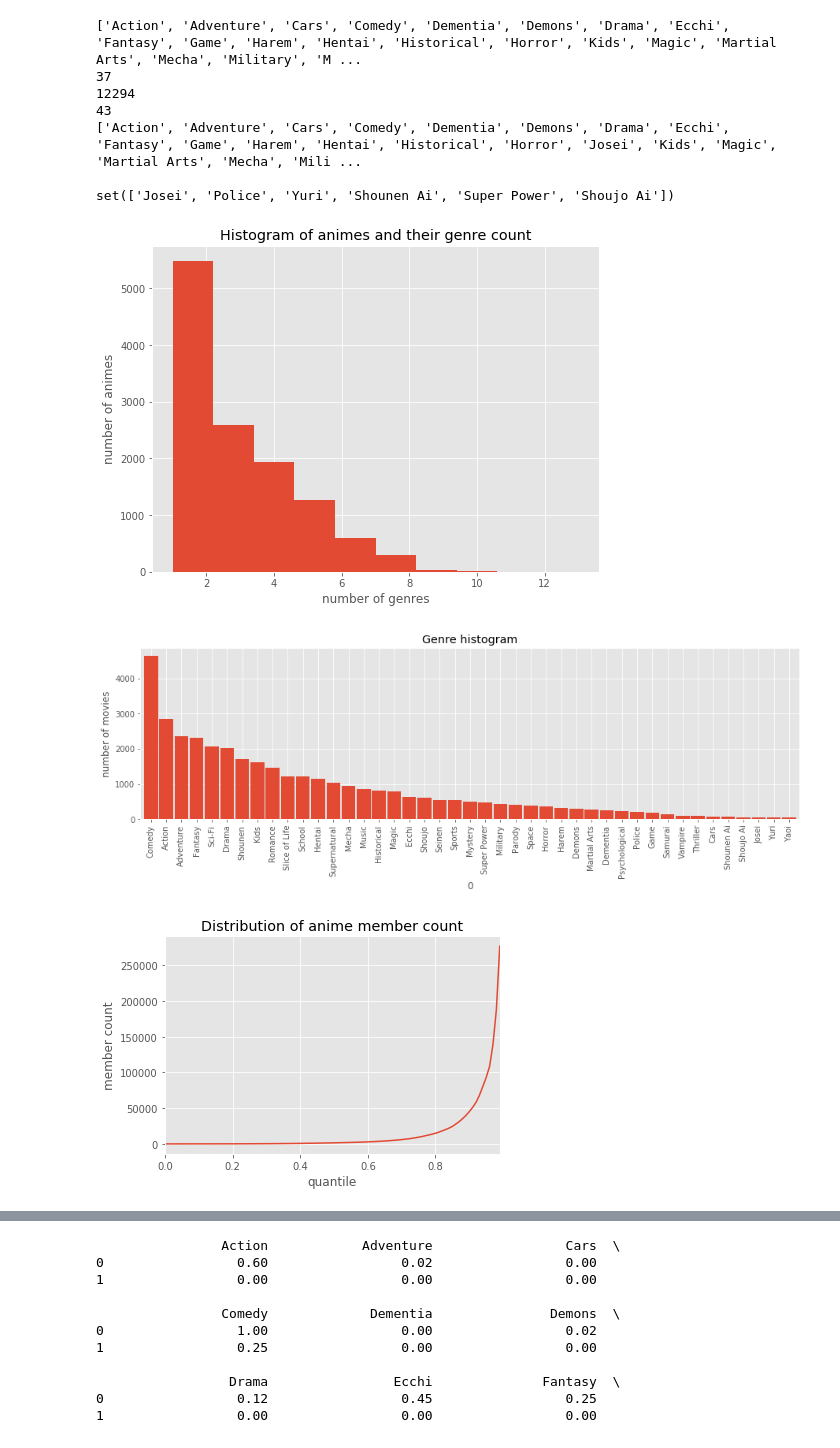
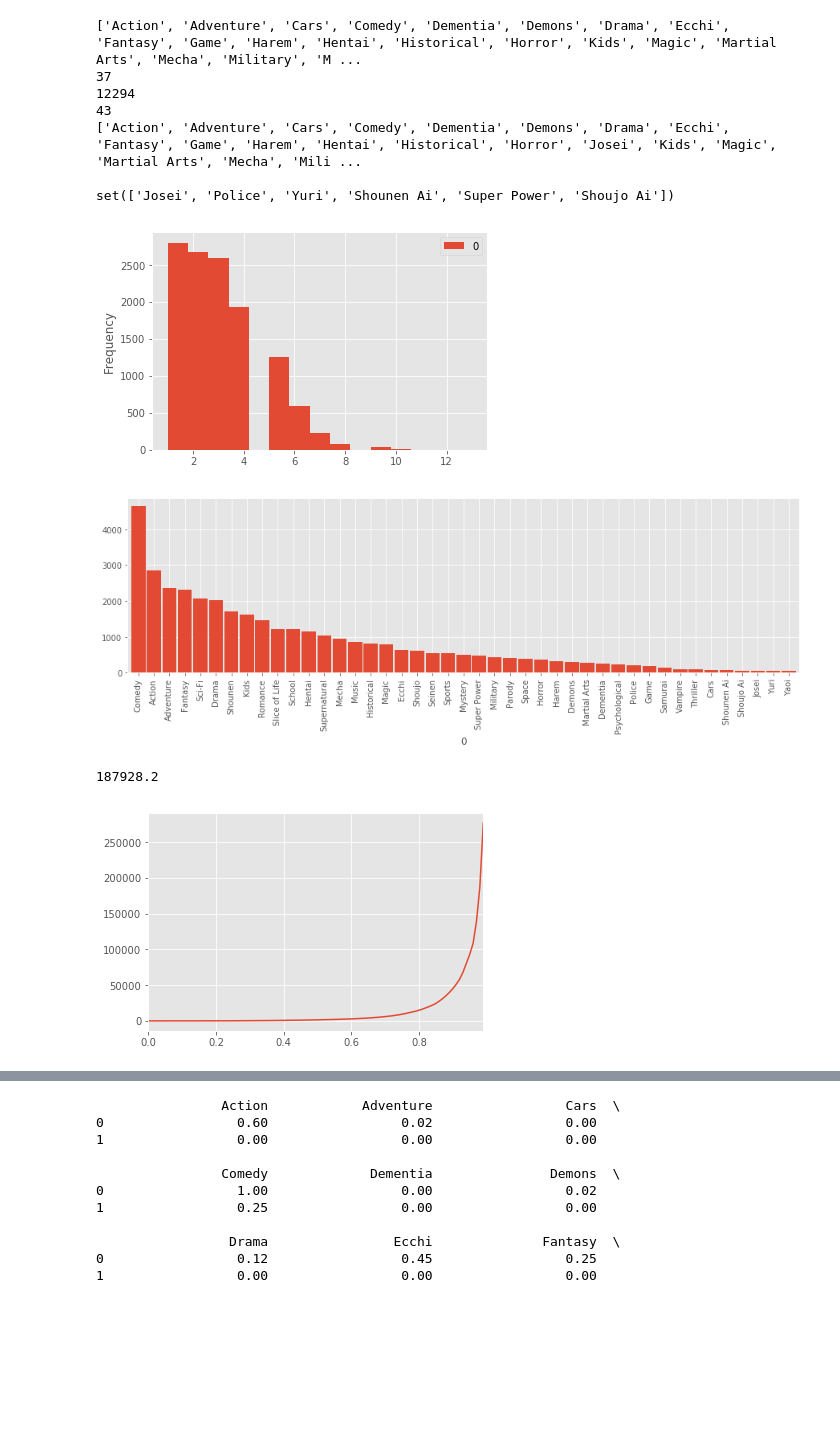
Before and after one commit to micksi/datamining_exam, a Jupyter notebook: Descriptive Statistics.ipynb, the cells around one changed output, grey strips where cells are left out. Saved outputs shown, nothing was run; the diff lists cells and outputs as text; code cells hidden in the pictures; blank space fills up the shorter version.

```diff
--- a/Descriptive Statistics.ipynb
+++ b/Descriptive Statistics.ipynb
@@ -120,54 +97,47 @@ unique_genre = []
 for g in _genre:
     try:
         gs = g.split(',')
         if len(gs) == 1:
             unique_genre.extend(gs)
         _genre_list.extend(map(lambda s: s.strip(), gs))
         genre_count.append(gs)
     except:
         pass
 
 #print genre_count / len(data_anime)
 
 print sorted(set(unique_genre))
 print len(sorted(set(unique_genre)))
 
 print len(data_anime)
 print len(sorted(set(_genre_list)))
 print sorted(set(_genre_list))
 print
 print set(_genre_list) - set(unique_genre)
 
-plot = pd.DataFrame(map(lambda x: len(x), genre_count)).plot(kind='hist', bins=10, legend=False, figsize=(8,6))
-plot.set_ylabel('number of animes')
-plot.set_xlabel('number of genres')
-plt.title('Histogram of animes and their genre count')
+pd.DataFrame(map(lambda x: len(x), genre_count)).plot(kind='hist', bins=15)
 plt.show()
 # %% [output]
 ['Action', 'Adventure', 'Cars', 'Comedy', 'Dementia', 'Demons', 'Drama', 'Ecchi', 'Fantasy', 'Game', 'Harem', 'Hentai', 'Historical', 'Horror', 'Kids', 'Magic', 'Martial Arts', 'Mecha', 'Military', 'M ...
 37
 12294
 43
 ['Action', 'Adventure', 'Cars', 'Comedy', 'Dementia', 'Demons', 'Drama', 'Ecchi', 'Fantasy', 'Game', 'Harem', 'Hentai', 'Historical', 'Horror', 'Josei', 'Kids', 'Magic', 'Martial Arts', 'Mecha', 'Mili ...
 
 set(['Josei', 'Police', 'Yuri', 'Shounen Ai', 'Super Power', 'Shoujo Ai'])
-[figure, old version]
+[figure, new version]
 # %%
 genre_count = pd.DataFrame(_genre_list).groupby(0)
-plot = genre_count.size().sort_values(ascending=False).plot(kind="bar", width=0.9, figsize=(15,4))
-plot.set_ylabel('number of movies')
-plt.title('Genre histogram')
+genre_count.size().sort_values(ascending=False).plot(kind="bar", width=0.9, figsize=(15,4))
 plt.show()
 # %% [output]
-[figure, old version]
+[figure, new version]
 # %%
 members = data_anime['members'].cumsum()
 
-plot = data_anime['members'].quantile(np.arange(0.0, 1.0, 0.01)).plot(kind="line")
-plot.set_xlabel('quantile')
-plot.set_ylabel('member count')
-plt.title('Distribution of anime member count')
+data_anime['members'].quantile(np.arange(0.0, 1.0, 0.01)).plot(kind="line")
 plt.show()
 # %% [output]
+187928.2
-[figure, old version]
+[figure, new version]
 # %%
```
Also changed, not shown: parts of 9 cells of this notebook, 1 other file.
